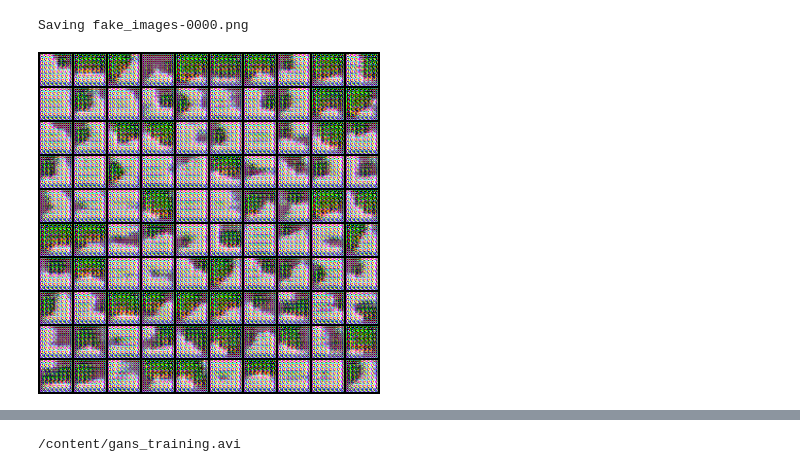
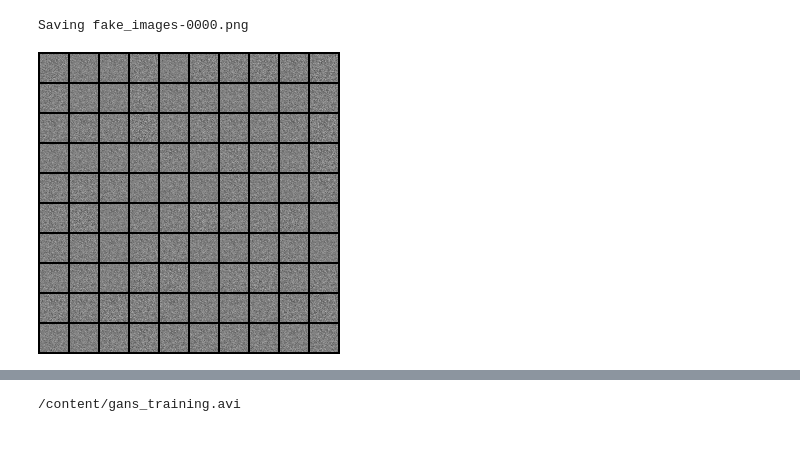
Before and after one commit to soucs/ac-gans, a Jupyter notebook: ac_gans_cifar10.ipynb, the cells around one changed output, grey strips where cells are left out. Saved outputs shown, nothing was run; the diff lists cells and outputs as text; code cells hidden in the pictures; blank space fills up the shorter version.

```diff
--- a/ac_gans_cifar10.ipynb
+++ b/ac_gans_cifar10.ipynb
@@ -30 +30,4 @@ Files already downloaded and verified
+# %%
+image_size = 784
+n_classes = 10
 # %%
@@ -90,0 +48,28 @@ class Generator(nn.Module):
+# %%
+batch_size = 100
+data_loader = DataLoader(fmnist, batch_size, shuffle=True)
+test_dl = DataLoader(fmnist_test, batch_size=1, shuffle=True)
+# %%
+hidden_size = 256
+
+D = nn.Sequential(
+    nn.Linear(image_size, hidden_size),
+    nn.LeakyReLU(0.2),
+    nn.Linear(hidden_size, hidden_size),
+    nn.LeakyReLU(0.2))
+D_out = nn.Sequential(
+    nn.Linear(hidden_size, 1),
+    nn.Sigmoid())
+A_out = nn.Sequential(
+    nn.Linear(hidden_size, 10),
+    nn.Softmax())
+# %%
+latent_size = 64
+
+G = nn.Sequential(
+    nn.Linear(latent_size+n_classes, hidden_size),
+    nn.ReLU(),
+    nn.Linear(hidden_size, hidden_size),
+    nn.ReLU(),
+    nn.Linear(hidden_size, image_size),
+    nn.Tanh())
@@ -144,27 +181,27 @@ def reset_grad():
 # %%
 import os
 from IPython.display import Image
 from torchvision.utils import save_image
 
 sample_dir = 'samples'
 if not os.path.exists(sample_dir):
     os.makedirs(sample_dir)
 
-for i, classes in train_dl:
-    # sample_vectors = get_z(classes)
+for i, classes in data_loader:
+    sample_vectors = get_z(classes)
     break
 
 def save_fake_images(index):
-    fake_images = G(classes)
-    fake_images = fake_images.reshape(fake_images.size(0), 3, 32, 32)
+    fake_images = G(sample_vectors)
+    fake_images = fake_images.reshape(fake_images.size(0), 1, 28, 28)
     fake_fname = 'fake_images-{0:0=4d}.png'.format(index)
     print('Saving', fake_fname)
     save_image(denorm(fake_images), os.path.join(sample_dir, fake_fname), nrow=10)
 
-# # Before training
+# Before training
 save_fake_images(0)
 Image(os.path.join(sample_dir, 'fake_images-0000.png'))
 # %% [output]
 Saving fake_images-0000.png
-[figure, old version]
+[figure, new version]
 # %%
```
Also changed, not shown: parts of 16 cells of this notebook.
